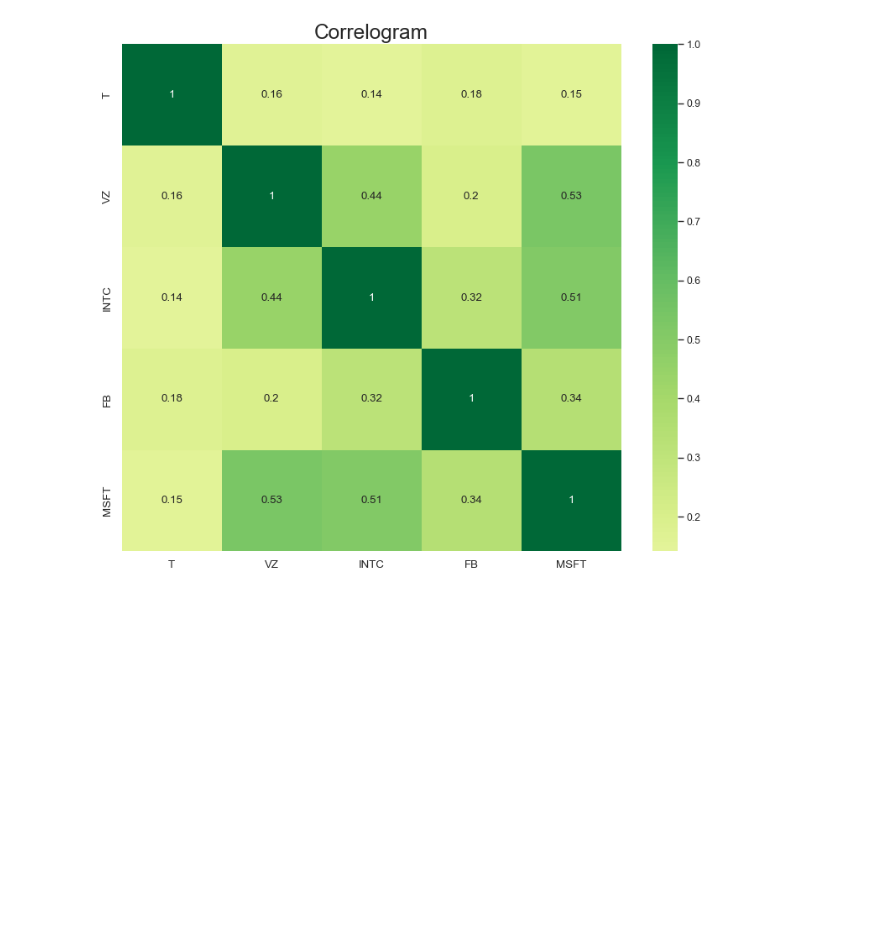
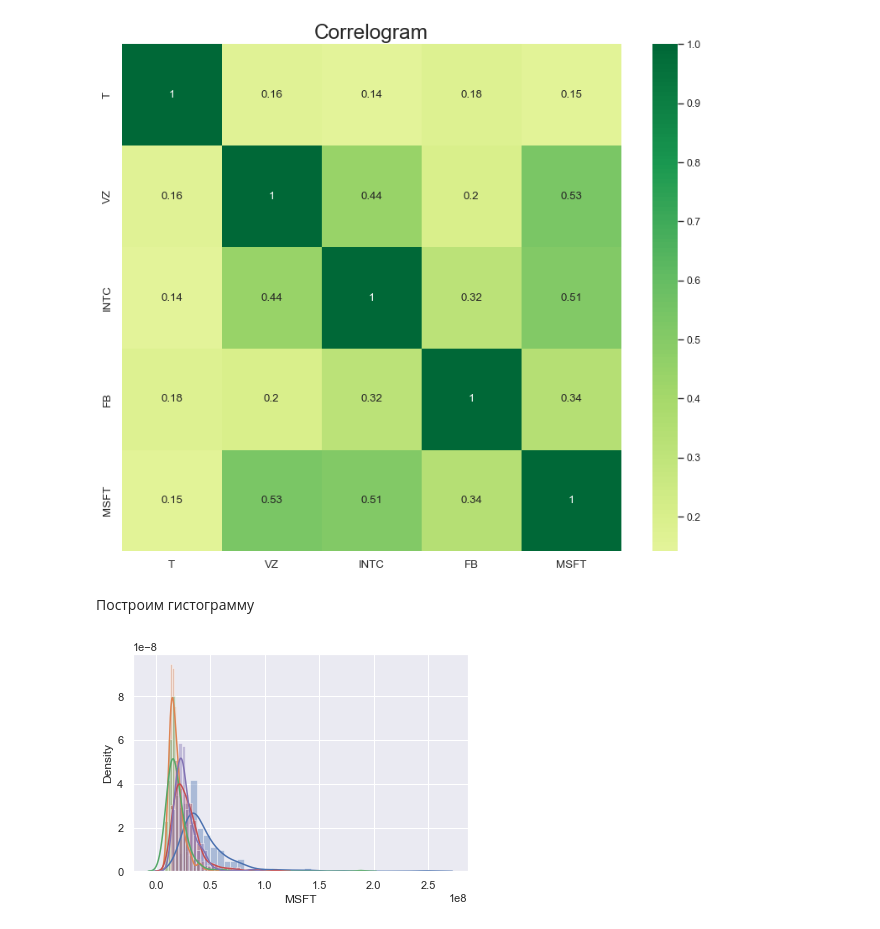
Before and after one commit to MikeSable/DS-HOMEWORK3-stock-prices-correlation, a Jupyter notebook: stocksinfo.ipynb, the cells around one changed output. Saved outputs shown, nothing was run; the diff lists cells and outputs as text; code cells hidden in the pictures; blank space fills up the shorter version.

```diff
--- a/stocksinfo.ipynb
+++ b/stocksinfo.ipynb
@@ -150,3 +150,18 @@ plt.yticks(fontsize=12)
 plt.show()
 # %% [output]
 [figure]
+# %% [markdown]
+Построим гистограмму
+# %%
+sns_plot = sns.distplot(df['T'])
+fig = sns_plot.get_figure()
+sns_plot = sns.distplot(df['VZ'])
+fig = sns_plot.get_figure()
+sns_plot = sns.distplot(df['FB'])
+fig = sns_plot.get_figure()
+sns_plot = sns.distplot(df['INTC'])
+fig = sns_plot.get_figure()
+sns_plot = sns.distplot(df['MSFT'])
+fig = sns_plot.get_figure()
+# %% [output]
+[figure, added]
```
Also changed, not shown: parts of 4 cells of this notebook.
